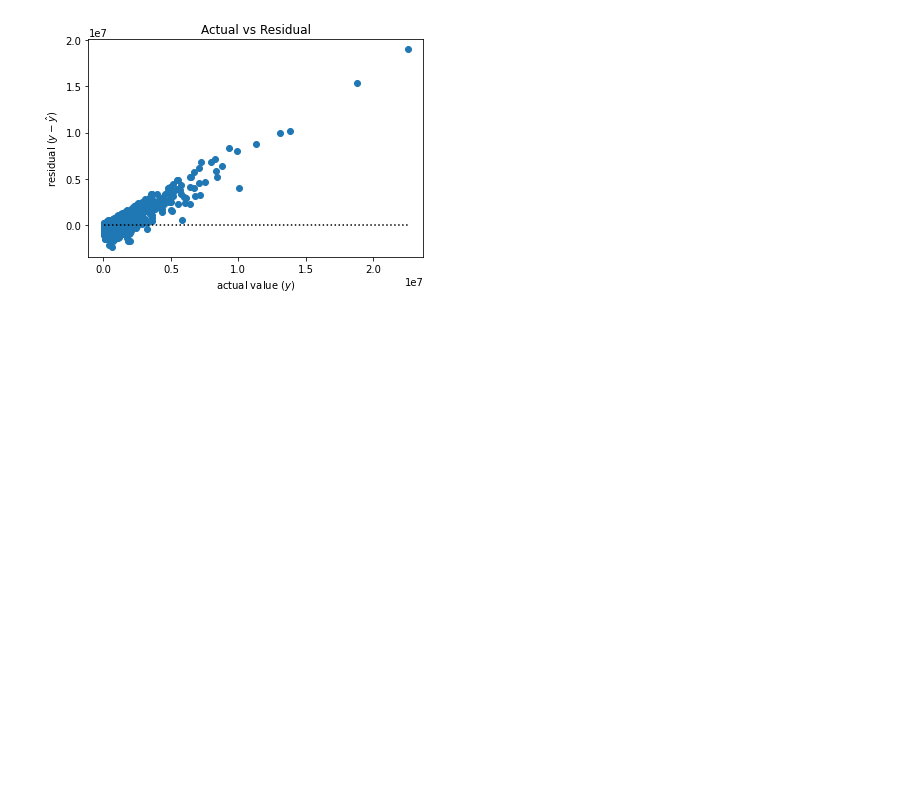
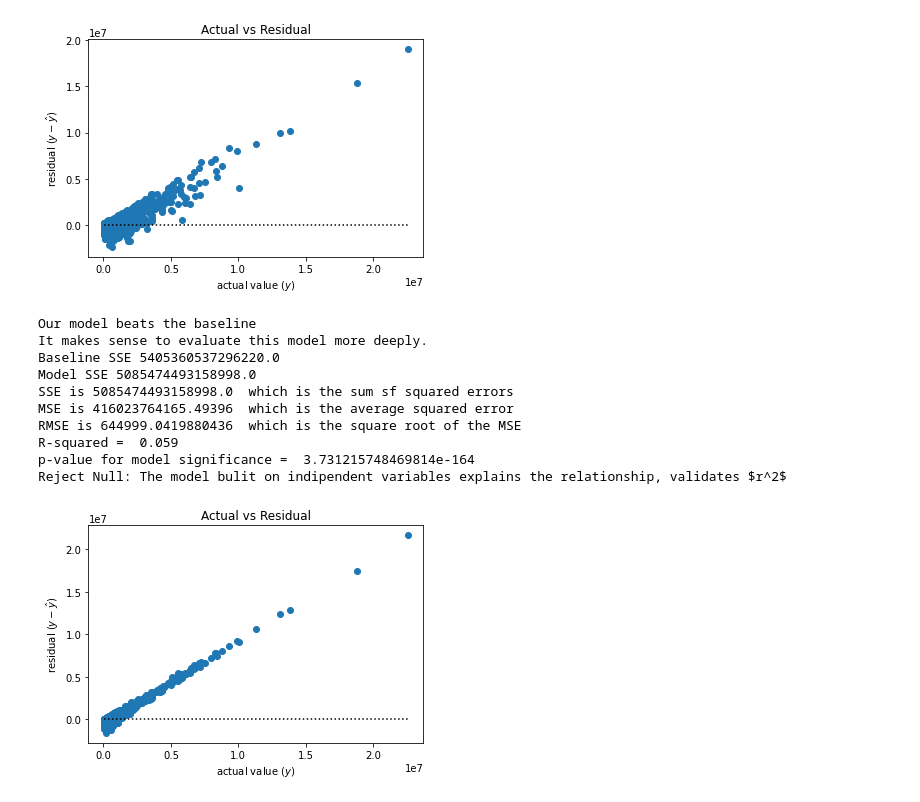
Before and after one commit to CY-Data-Services/zillow_regression_project, a Jupyter notebook: Zillow Regression Project/corey_notebook.ipynb, the cells around one changed output. Drawn from its saved outputs; the diff is of its cells as text; code cells hidden in the pictures; blank space fills up the shorter version.

```diff
--- a/Zillow Regression Project/corey_notebook.ipynb
+++ b/Zillow Regression Project/corey_notebook.ipynb
@@ -106,3 +108,18 @@ R-squared =  0.352
 p-value for model significance =  0.0
 Reject Null: The model bulit on indipendent variables explains the relationship, validates $r^2$
 [figure]
+# %%
+# Evaluate bedroom count
+src.model.eval_linear_feature(ols('taxvaluedollarcnt ~ bedroomcnt', X_train_explore).fit(), X_train_explore.taxvaluedollarcnt, X_train_explore.bedroomcnt)
+# %% [output]
+Our model beats the baseline
+It makes sense to evaluate this model more deeply.
+Baseline SSE 5405360537296220.0
+Model SSE 5085474493158998.0
+SSE is 5085474493158998.0  which is the sum sf squared errors
+MSE is 416023764165.49396  which is the average squared error
+RMSE is 644999.0419880436  which is the square root of the MSE
+R-squared =  0.059
+p-value for model significance =  3.731215748469814e-164
+Reject Null: The model bulit on indipendent variables explains the relationship, validates $r^2$
+[figure, added]
```
Also changed, not shown: parts of 38 cells of this notebook, 1 other file.
